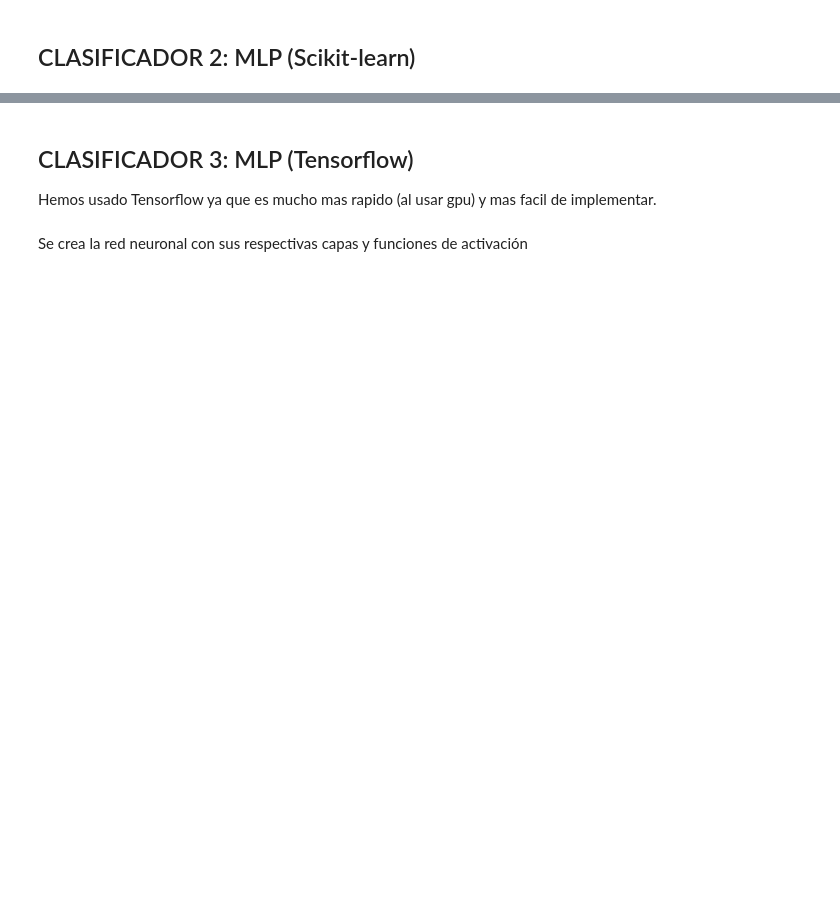
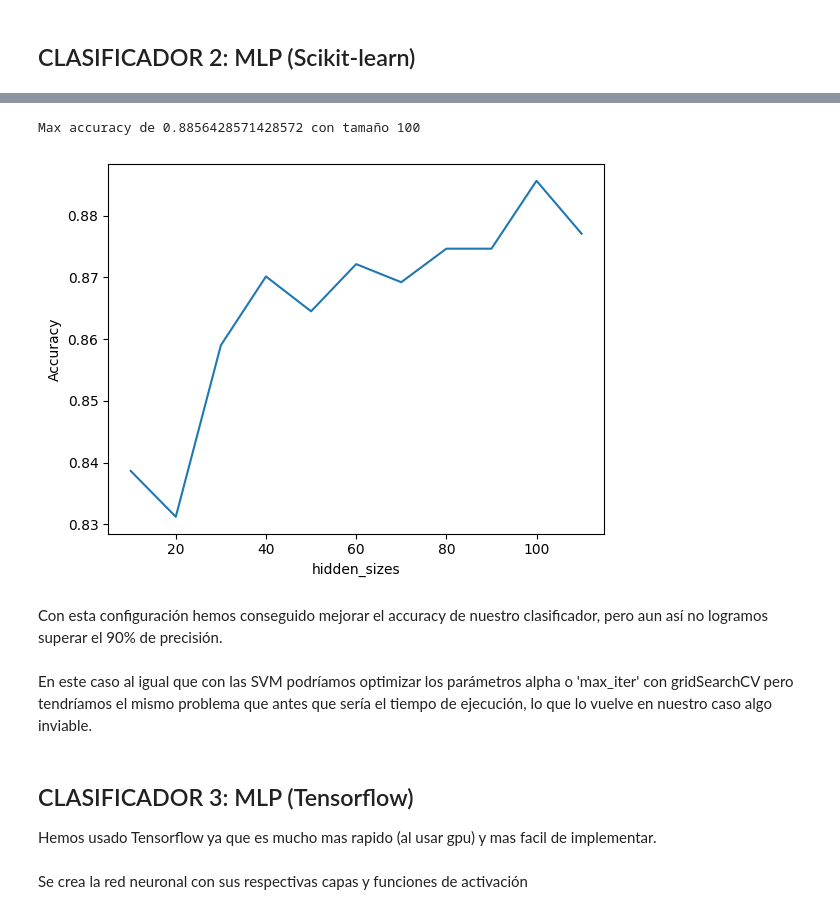
Before and after one commit to Ninjalice/ImageClasificator, a Jupyter notebook: final_comentado.ipynb, the cells around one changed output, grey strips where cells are left out. Drawn from its saved outputs; the diff is of its cells as text; code cells hidden in the pictures; blank space fills up the shorter version.

```diff
--- a/final_comentado.ipynb
+++ b/final_comentado.ipynb
@@ -207,11 +267,0 @@ plt.ylabel('Accuracy')
-# %%
-clasificador = MLPClassifier(hidden_layer_sizes=(
-    65, 20, 15, 10), solver='adam', max_iter=3000, alpha=0.001)
-
-clasificador.fit(X_train, y_train.ravel())
-
-y_pred = clasificador.predict(X_test)
-
-print("Accuracy: "+str(accuracy_score(y_test, y_pred)))
-print('\n')
-print(classification_report(y_test, y_pred))
@@ -218,3 +272,39 @@ print(classification_report(y_test, y_pred))
+# %%
+hidden_sizes = range(10, 120, 10)
+accuracies = np.zeros(len(hidden_sizes))
+best = 0
+
+pbar = tqdm(total=len(hidden_sizes))
+
+for s, size in enumerate(hidden_sizes):
+
+    clasificador = MLPClassifier(hidden_layer_sizes=(size, 30, 20), solver='adam', max_iter=250, alpha=0.01)
+
+    clasificador.fit(X_train, y_train.ravel())
+
+    y_pred = clasificador.predict(X_test)
+
+    acc = accuracy_score(y_pred, y_test)
+
+    accuracies[s] = acc
+
+    if accuracies[s] > best:
+        best = size
+
+    pbar.update(1)
+pbar.close()
+# %%
+plt.plot(hidden_sizes, accuracies)
+plt.xlabel('hidden_sizes')
+plt.ylabel('Accuracy')
+print('Max accuracy de {} con tamaño {}'.format( max(accuracies) ,hidden_sizes[np.argmax(accuracies)]))
+# %% [output]
+Max accuracy de 0.8856428571428572 con tamaño 100
+[figure, added]
+# %% [markdown]
+Con esta configuración hemos conseguido mejorar el accuracy de nuestro clasificador, pero aun así no logramos superar el 90% de precisión.
+# %% [markdown]
+En este caso al igual que con las SVM podríamos optimizar los parámetros alpha o 'max_iter' con gridSearchCV pero tendríamos el mismo problema que antes que sería el tiempo de ejecución, lo que lo vuelve en nuestro caso algo inviable.
 # %% [markdown]
 ## CLASIFICADOR 3: MLP (Tensorflow)
 
```
Also changed, not shown: parts of 32 cells of this notebook, 1 other file.
